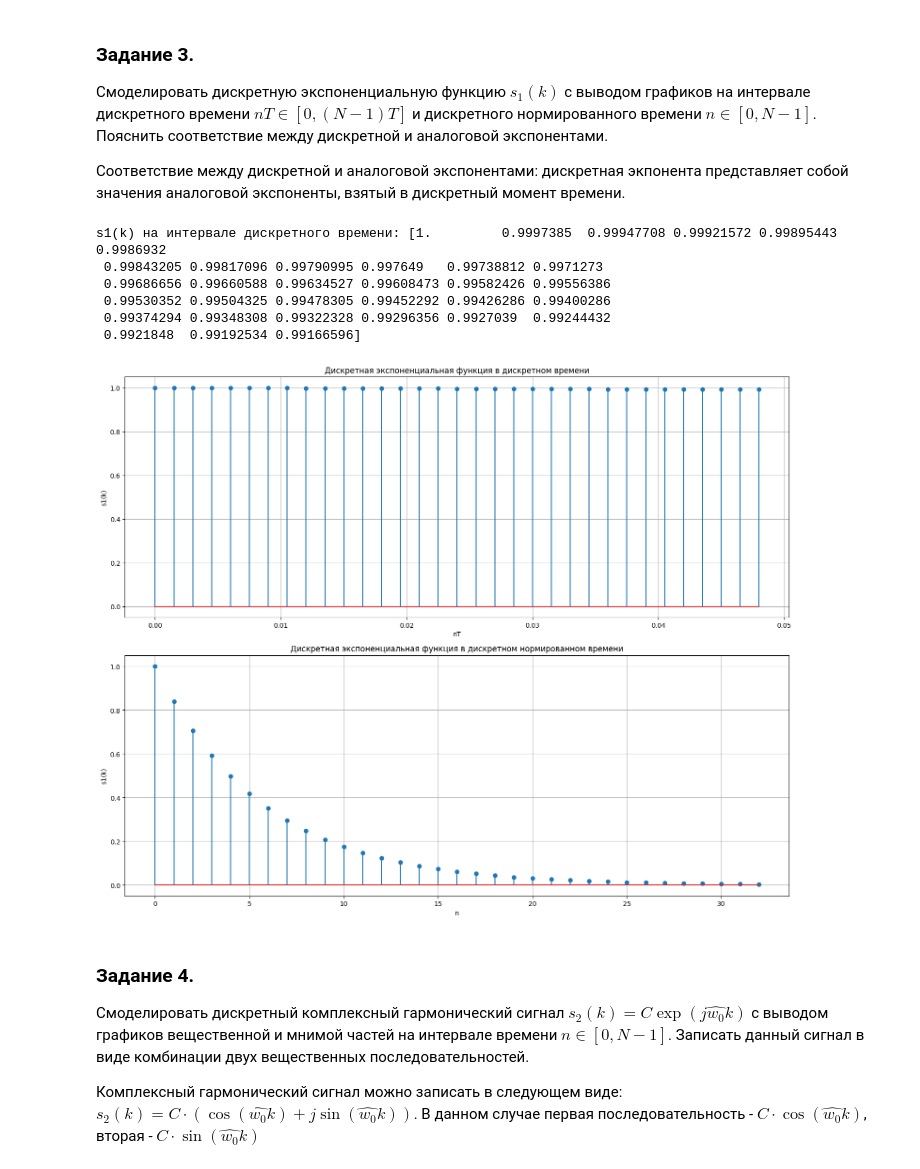
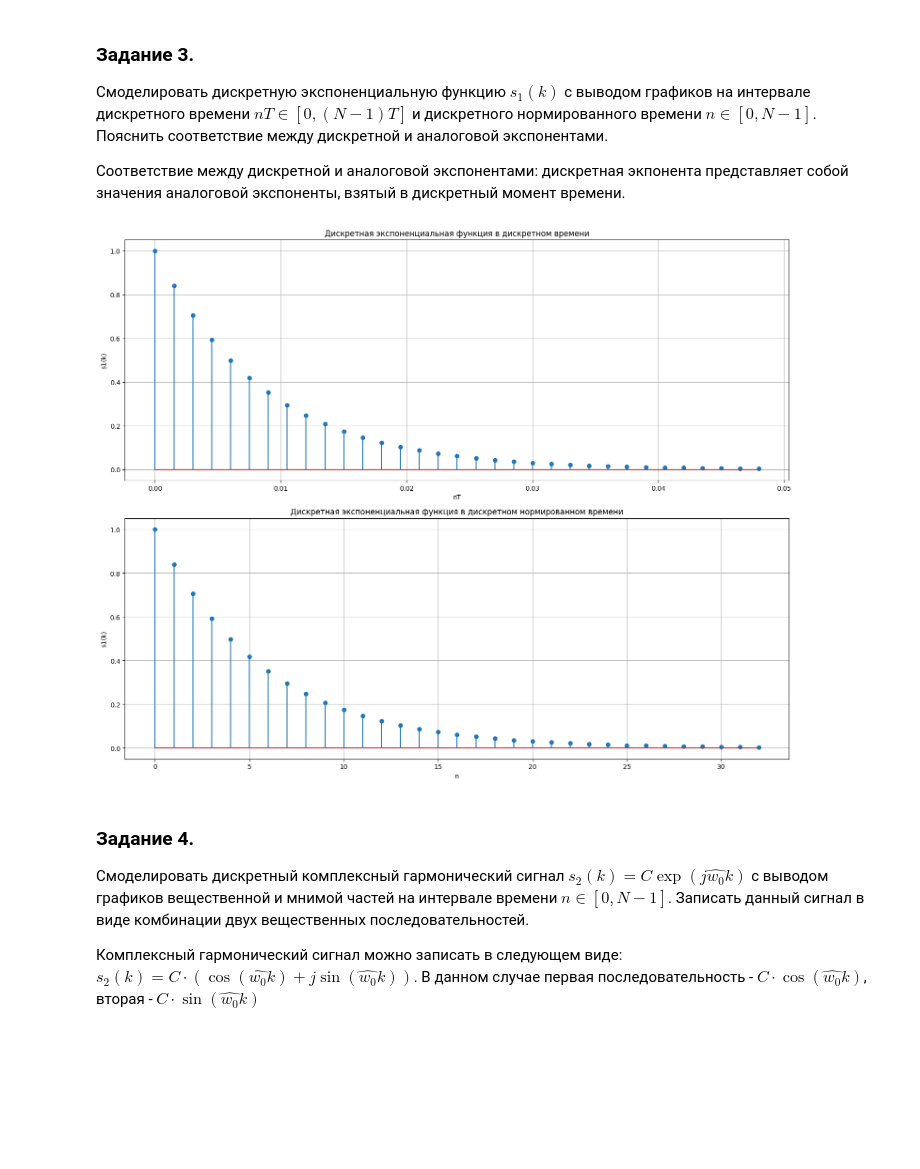
Before and after one commit to the-mvi/dsp-2024, a Jupyter notebook: 1384_Kamynin_AA_Kondratenko_KE/lab1.ipynb, the cells around one changed output. Cells and saved outputs as stored; diff of their text form; code cells hidden in the pictures; blank space fills up the shorter version.

Commit message:
fix: s1(k) discrete graphic

```diff
--- a/1384_Kamynin_AA_Kondratenko_KE/lab1.ipynb
+++ b/1384_Kamynin_AA_Kondratenko_KE/lab1.ipynb
@@ -184,41 +184,34 @@ graphic([sub_plt1, sub_plt2], (15, 12))
 # %%
 nT_interval = np.arange(0, N) * T
 n_interval = np.arange(0, N)
 
 def get_s1(a, interval, m=0):
     s1 = np.zeros(len(interval))
     s1[m:] = np.power(a, interval[m:] - m)
     return s1
 
-nT_s1 = get_s1(a, nT_interval)
+nT_s1 = get_s1(a, n_interval)
 n_s1 = get_s1(a, n_interval)
 
 sub_plt1 = sub_plt(
     title='Дискретная экспоненциальная функция в дискретном времени',
     x=nT_interval,
     y=nT_s1,
     x_label='nT',
     y_label='s1(k)',
     pos=[2, 1, 1])
 
 sub_plt2 = sub_plt(
     title='Дискретная экспоненциальная функция в дискретном нормированном времени',
     x=n_interval,
     y=n_s1,
     x_label='n',
     y_label='s1(k)',
     pos=[2, 1, 2])
 
-print(f"s1(k) на интервале дискретного времени: {nT_s1}")
 graphic([sub_plt1, sub_plt2], (15, 12))
 # %% [output]
-s1(k) на интервале дискретного времени: [1.         0.9997385  0.99947708 0.99921572 0.99895443 0.9986932
- 0.99843205 0.99817096 0.99790995 0.997649   0.99738812 0.9971273
- 0.99686656 0.99660588 0.99634527 0.99608473 0.99582426 0.99556386
- 0.99530352 0.99504325 0.99478305 0.99452292 0.99426286 0.99400286
- 0.99374294 0.99348308 0.99322328 0.99296356 0.9927039  0.99244432
- 0.9921848  0.99192534 0.99166596]
-[figure, old version]
+[figure, new version]
 # %% [markdown]
 ### Задание 4.
 Смоделировать дискретный комплексный гармонический сигнал $s_{2}(k)= C \exp(j \hat{w_0} k)$ с выводом графиков вещественной и мнимой частей на интервале времени $n \in [0,N−1]$. Записать данный сигнал в виде комбинации двух вещественных последовательностей.
```
Also changed, not shown: parts of 4 cells of this notebook.
